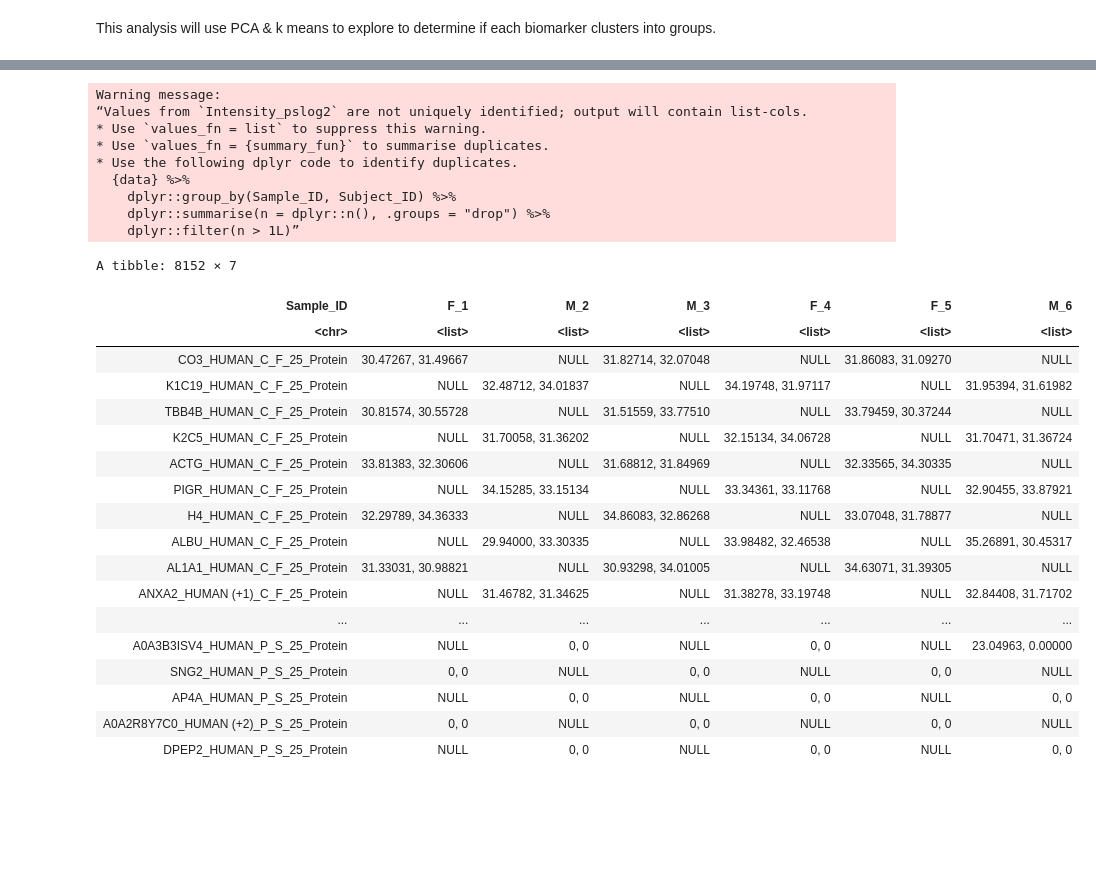
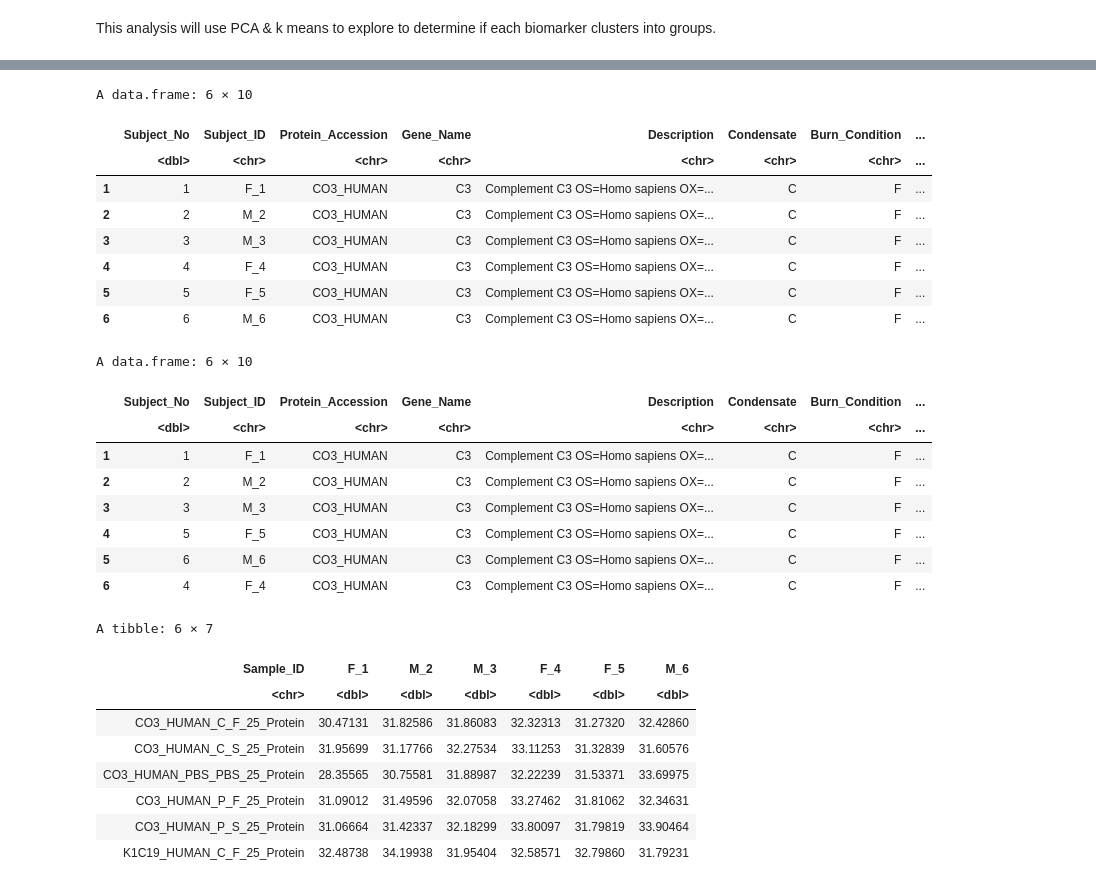
Before and after one commit to UNC-CEMALB/Burn-pit-smoke-condensate-mediated-toxicity-in-human-airway-epithelial-cells-, a Jupyter notebook: 2. Biomarker Cluster Analysis/Biomarker Cluster Analysis.ipynb, the cells around one changed output, grey strips where cells are left out. Drawn from its saved outputs; the diff is of its cells as text; code cells hidden in the pictures; blank space fills up the shorter version.

```diff
--- a/2. Biomarker Cluster Analysis/Biomarker Cluster Analysis.ipynb
+++ b/2. Biomarker Cluster Analysis/Biomarker Cluster Analysis.ipynb
@@ -78,37 +196,52 @@ A tibble: 589 × 8
+# %%
+head(proteomics_25_df)
+head(proteomics_5_df)
+# %% [output]
+A data.frame: 6 × 10
+|  | Subject_No | Subject_ID | Protein_Accession | Gene_Name | Description | Condensate | Burn_Condition | ... |
+|  | <dbl> | <chr> | <chr> | <chr> | <chr> | <chr> | <chr> | ... |
+| 1 | 1 | F_1 | CO3_HUMAN | C3 | Complement C3 OS=Homo sapiens OX=... | C | F | ... |
+| 2 | 2 | M_2 | CO3_HUMAN | C3 | Complement C3 OS=Homo sapiens OX=... | C | F | ... |
+| 3 | 3 | M_3 | CO3_HUMAN | C3 | Complement C3 OS=Homo sapiens OX=... | C | F | ... |
+| 4 | 4 | F_4 | CO3_HUMAN | C3 | Complement C3 OS=Homo sapiens OX=... | C | F | ... |
+| 5 | 5 | F_5 | CO3_HUMAN | C3 | Complement C3 OS=Homo sapiens OX=... | C | F | ... |
+| 6 | 6 | M_6 | CO3_HUMAN | C3 | Complement C3 OS=Homo sapiens OX=... | C | F | ... |
+A data.frame: 6 × 10
+|  | Subject_No | Subject_ID | Protein_Accession | Gene_Name | Description | Condensate | Burn_Condition | ... |
+|  | <dbl> | <chr> | <chr> | <chr> | <chr> | <chr> | <chr> | ... |
+| 1 | 1 | F_1 | CO3_HUMAN | C3 | Complement C3 OS=Homo sapiens OX=... | C | F | ... |
+| 2 | 2 | M_2 | CO3_HUMAN | C3 | Complement C3 OS=Homo sapiens OX=... | C | F | ... |
+| 3 | 3 | M_3 | CO3_HUMAN | C3 | Complement C3 OS=Homo sapiens OX=... | C | F | ... |
+| 4 | 5 | F_5 | CO3_HUMAN | C3 | Complement C3 OS=Homo sapiens OX=... | C | F | ... |
+| 5 | 6 | M_6 | CO3_HUMAN | C3 | Complement C3 OS=Homo sapiens OX=... | C | F | ... |
+| 6 | 4 | F_4 | CO3_HUMAN | C3 | Complement C3 OS=Homo sapiens OX=... | C | F | ... |
 # %%
-proteomics_25_df %>%
+wider_proteomics_25_df = proteomics_25_df %>%
     # creating a column that denotes the biomarker
     mutate(Biomarker = "Protein") %>%
     # creating sample ids
-    unite("Sample_ID", c(colnames(proteomics_25_df)[c(4,7:9)], "Biomarker")) %>%
-    select(-colnames(proteomics_25_df)[c(1,2,5,6,10)]) %>%
+    unite("Sample_ID", c(colnames(proteomics_25_df)[c(3,6:8)], "Biomarker")) %>%
+    select(-colnames(proteomics_25_df)[c(1,4,5,9)]) %>%
     pivot_wider(names_from = "Subject_ID", values_from = "Intensity_pslog2")
+
+wider_proteomics_5_df = proteomics_5_df %>%
+    # creating a column that denotes the biomarker
+    mutate(Biomarker = "Protein") %>%
+    # creating sample ids
+    unite("Sample_ID", c(colnames(proteomics_5_df)[c(3,6:8)], "Biomarker")) %>%
+    select(-colnames(proteomics_5_df)[c(1,4,5,9)]) %>%
+    pivot_wider(names_from = "Subject_ID", values_from = "Intensity_pslog2")
+
+# creating 1 df
+wider_proteomics_df = rbind(wider_proteomics_25_df, wider_proteomics_5_df)
+head(wider_proteomics_df)
 # %% [output]
-Warning message:
-“Values from `Intensity_pslog2` are not uniquely identified; output will contain list-cols.
-* Use `values_fn = list` to suppress this warning.
-* Use `values_fn = {summary_fun}` to summarise duplicates.
-* Use the following dplyr code to identify duplicates.
-  {data} %>%
-    dplyr::group_by(Sample_ID, Subject_ID) %>%
-    dplyr::summarise(n = dplyr::n(), .groups = "drop") %>%
-    dplyr::filter(n > 1L)”
+A tibble: 6 × 7
-A tibble: 8152 × 7
 | Sample_ID | F_1 | M_2 | M_3 | F_4 | F_5 | M_6 |
-| <chr> | <list> | <list> | <list> | <list> | <list> | <list> |
-| CO3_HUMAN_C_F_25_Protein | 30.47267, 31.49667 | NULL | 31.82714, 32.07048 | NULL | 31.86083, 31.09270 | NULL |
-| K1C19_HUMAN_C_F_25_Protein | NULL | 32.48712, 34.01837 | NULL | 34.19748, 31.97117 | NULL | 31.95394, 31.61982 |
-| TBB4B_HUMAN_C_F_25_Protein | 30.81574, 30.55728 | NULL | 31.51559, 33.77510 | NULL | 33.79459, 30.37244 | NULL |
-| K2C5_HUMAN_C_F_25_Protein | NULL | 31.70058, 31.36202 | NULL | 32.15134, 34.06728 | NULL | 31.70471, 31.36724 |
-| ACTG_HUMAN_C_F_25_Protein | 33.81383, 32.30606 | NULL | 31.68812, 31.84969 | NULL | 32.33565, 34.30335 | NULL |
-| PIGR_HUMAN_C_F_25_Protein | NULL | 34.15285, 33.15134 | NULL | 33.34361, 33.11768 | NULL | 32.90455, 33.87921 |
-| H4_HUMAN_C_F_25_Protein | 32.29789, 34.36333 | NULL | 34.86083, 32.86268 | NULL | 33.07048, 31.78877 | NULL |
-| ALBU_HUMAN_C_F_25_Protein | NULL | 29.94000, 33.30335 | NULL | 33.98482, 32.46538 | NULL | 35.26891, 30.45317 |
-| AL1A1_HUMAN_C_F_25_Protein | 31.33031, 30.98821 | NULL | 30.93298, 34.01005 | NULL | 34.63071, 31.39305 | NULL |
-| ANXA2_HUMAN (+1)_C_F_25_Protein | NULL | 31.46782, 31.34625 | NULL | 31.38278, 33.19748 | NULL | 32.84408, 31.71702 |
-| ... | ... | ... | ... | ... | ... | ... |
-| A0A3B3ISV4_HUMAN_P_S_25_Protein | NULL | 0, 0 | NULL | 0, 0 | NULL | 23.04963, 0.00000 |
-| SNG2_HUMAN_P_S_25_Protein | 0, 0 | NULL | 0, 0 | NULL | 0, 0 | NULL |
-| AP4A_HUMAN_P_S_25_Protein | NULL | 0, 0 | NULL | 0, 0 | NULL | 0, 0 |
-| A0A2R8Y7C0_HUMAN (+2)_P_S_25_Protein | 0, 0 | NULL | 0, 0 | NULL | 0, 0 | NULL |
-| DPEP2_HUMAN_P_S_25_Protein | NULL | 0, 0 | NULL | 0, 0 | NULL | 0, 0 |
+| <chr> | <dbl> | <dbl> | <dbl> | <dbl> | <dbl> | <dbl> |
+| CO3_HUMAN_C_F_25_Protein | 30.47131 | 31.82586 | 31.86083 | 32.32313 | 31.27320 | 32.42860 |
+| CO3_HUMAN_C_S_25_Protein | 31.95699 | 31.17766 | 32.27534 | 33.11253 | 31.32839 | 31.60576 |
+| CO3_HUMAN_PBS_PBS_25_Protein | 28.35565 | 30.75581 | 31.88987 | 32.22239 | 31.53371 | 33.69975 |
+| CO3_HUMAN_P_F_25_Protein | 31.09012 | 31.49596 | 32.07058 | 33.27462 | 31.81062 | 32.34631 |
+| CO3_HUMAN_P_S_25_Protein | 31.06664 | 31.42337 | 32.18299 | 33.80097 | 31.79819 | 33.90464 |
+| K1C19_HUMAN_C_F_25_Protein | 32.48738 | 34.19938 | 31.95404 | 32.58571 | 32.79860 | 31.79231 |
```
Also changed, not shown: parts of 8 cells of this notebook.
